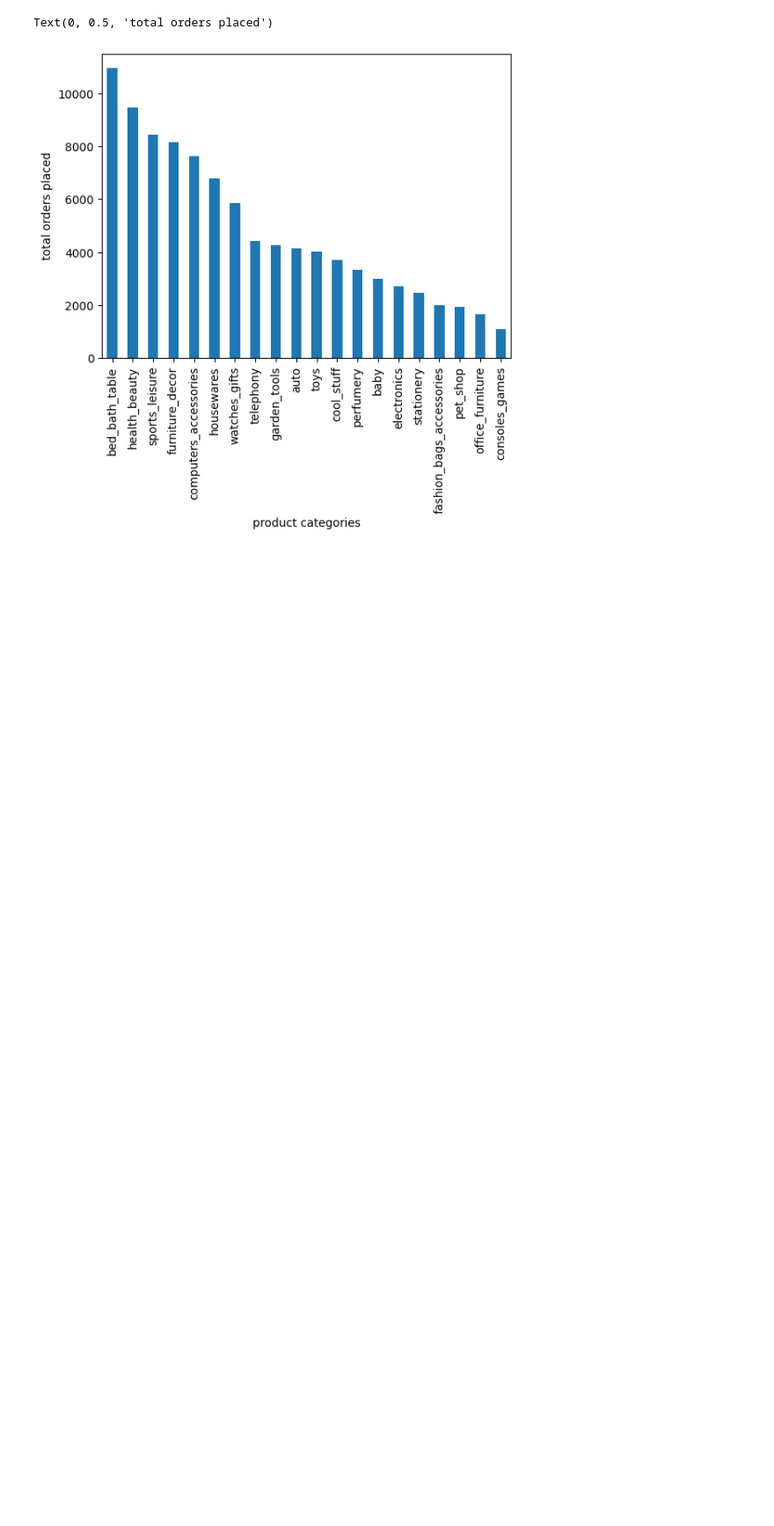
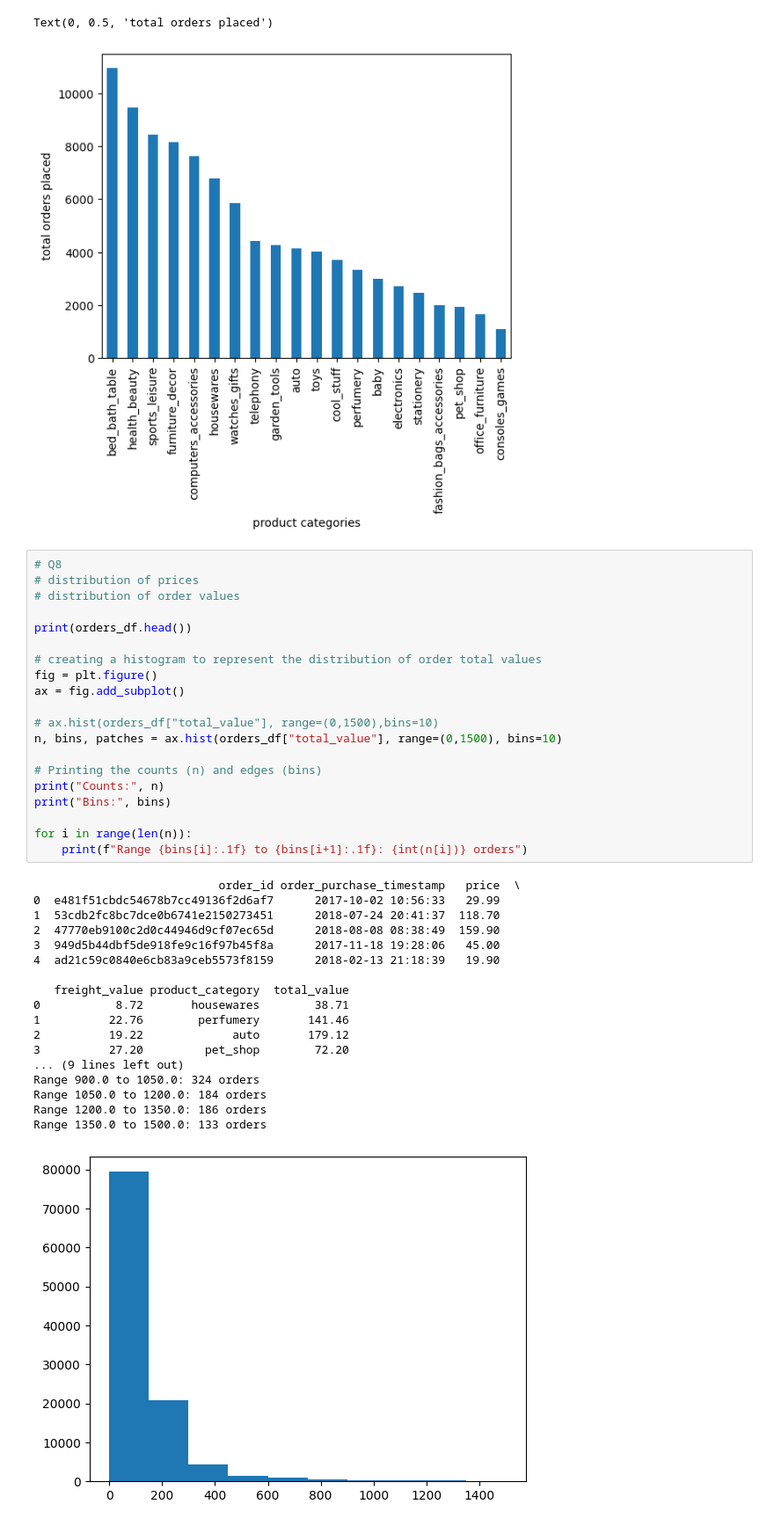
Before and after one commit to RaghavBhardwaj18/learning-data-science, a Jupyter notebook: 01-python-for-data-analysis/concepts/05-data-visualization-basics.ipynb, the cells around one changed output. Shown at 88% size. Drawn from its saved outputs; the diff is of its cells as text; blank space fills up the shorter version.

```diff
--- a/01-python-for-data-analysis/concepts/05-data-visualization-basics.ipynb
+++ b/01-python-for-data-analysis/concepts/05-data-visualization-basics.ipynb
@@ -766,3 +771,42 @@ ax.set_ylabel("total orders placed")
 # %% [output]
 Text(0, 0.5, 'total orders placed')
 [figure]
+# %%
+# Q8
+# distribution of prices
+# distribution of order values
+
+print(orders_df.head())
+
+# creating a histogram to represent the distribution of order total values
+fig = plt.figure()
+ax = fig.add_subplot()
+
+# ax.hist(orders_df["total_value"], range=(0,1500),bins=10)
+n, bins, patches = ax.hist(orders_df["total_value"], range=(0,1500), bins=10)
+
+# Printing the counts (n) and edges (bins)
+print("Counts:", n)
+print("Bins:", bins)
+
+for i in range(len(n)):
+    print(f"Range {bins[i]:.1f} to {bins[i+1]:.1f}: {int(n[i])} orders")
+# %% [output]
+                           order_id order_purchase_timestamp   price  \
+0  e481f51cbdc54678b7cc49136f2d6af7      2017-10-02 10:56:33   29.99
+1  53cdb2fc8bc7dce0b6741e2150273451      2018-07-24 20:41:37  118.70
+2  47770eb9100c2d0c44946d9cf07ec65d      2018-08-08 08:38:49  159.90
+3  949d5b44dbf5de918fe9c16f97b45f8a      2017-11-18 19:28:06   45.00
+4  ad21c59c0840e6cb83a9ceb5573f8159      2018-02-13 21:18:39   19.90
+
+   freight_value product_category  total_value
+0           8.72       housewares        38.71
+1          22.76        perfumery       141.46
+2          19.22             auto       179.12
+3          27.20         pet_shop        72.20
+... (9 lines left out)
+Range 900.0 to 1050.0: 324 orders
+Range 1050.0 to 1200.0: 184 orders
+Range 1200.0 to 1350.0: 186 orders
+Range 1350.0 to 1500.0: 133 orders
+[figure, added]
```
Also changed, not shown: parts of 8 cells of this notebook.
